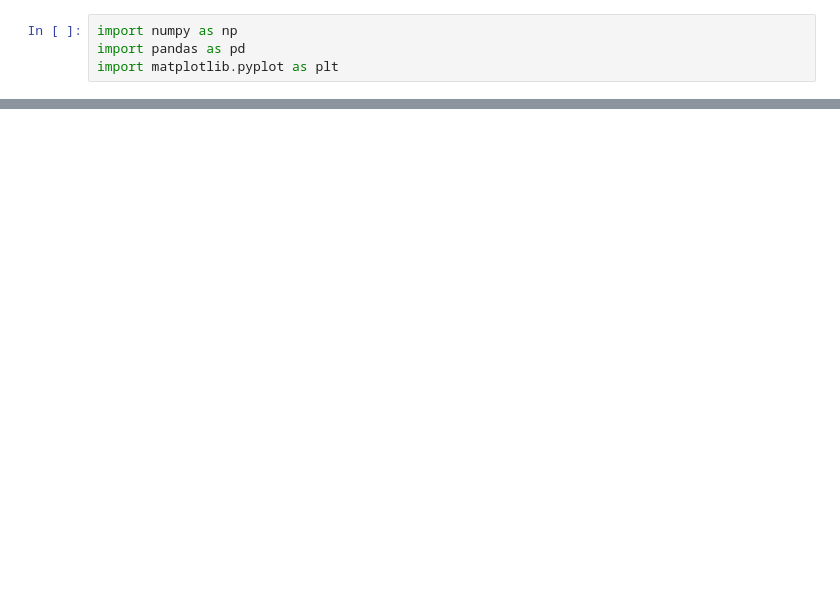
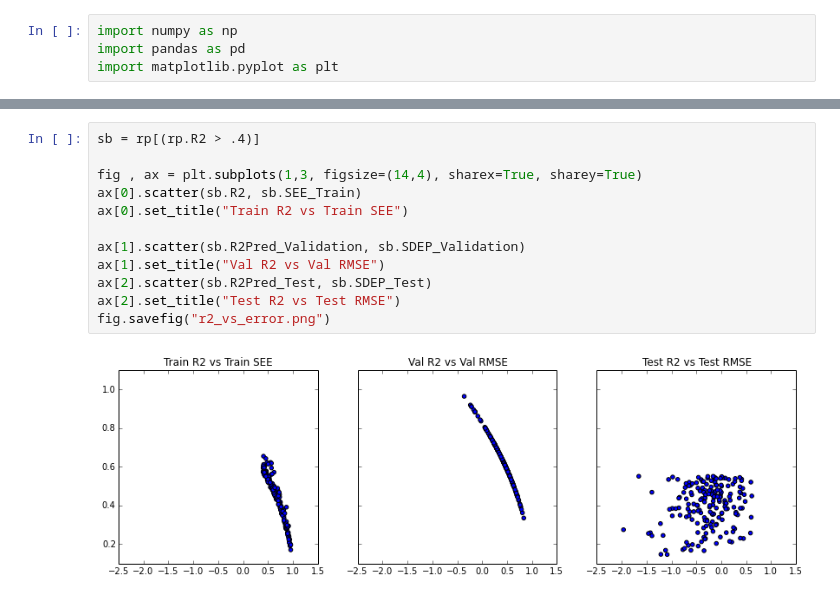
Before and after one commit to ipkCoder/HIV_Neural_Nets, a Jupyter notebook: ANN/program/parse_hiv_results.ipynb, the cells around one changed output, grey strips where cells are left out. Cells and saved outputs as stored; diff of their text form; blank space fills up the shorter version.

```diff
--- a/ANN/program/parse_hiv_results.ipynb
+++ b/ANN/program/parse_hiv_results.ipynb
@@ -30,0 +91,14 @@ plt.show()
+# %%
+sb = rp[(rp.R2 > .4)]
+
+fig , ax = plt.subplots(1,3, figsize=(14,4), sharex=True, sharey=True)
+ax[0].scatter(sb.R2, sb.SEE_Train)
+ax[0].set_title("Train R2 vs Train SEE")
+
+ax[1].scatter(sb.R2Pred_Validation, sb.SDEP_Validation)
+ax[1].set_title("Val R2 vs Val RMSE")
+ax[2].scatter(sb.R2Pred_Test, sb.SDEP_Test)
+ax[2].set_title("Test R2 vs Test RMSE")
+fig.savefig("r2_vs_error.png")
+# %% [output]
+[figure, added]
```
Also changed, not shown: parts of 14 cells of this notebook.
